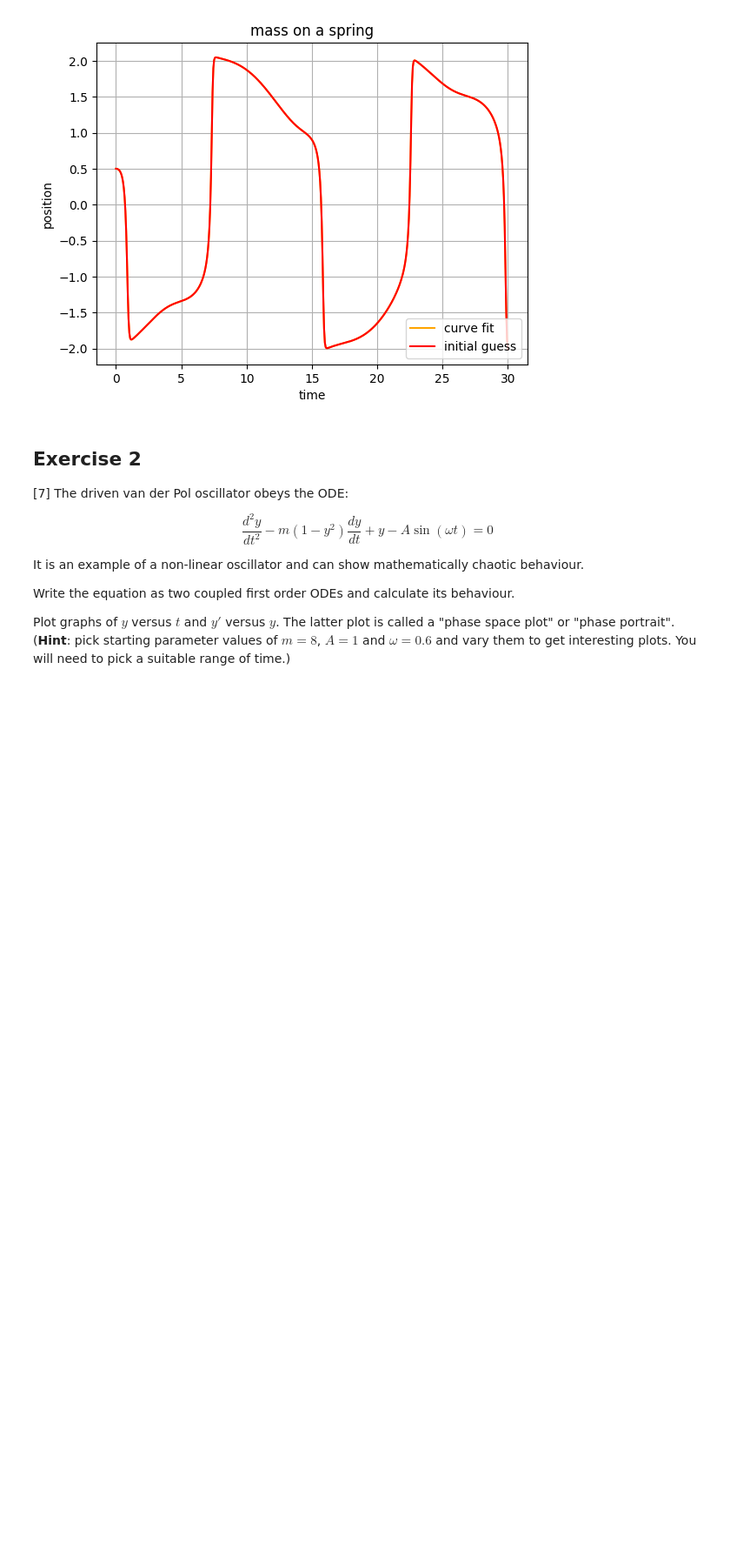
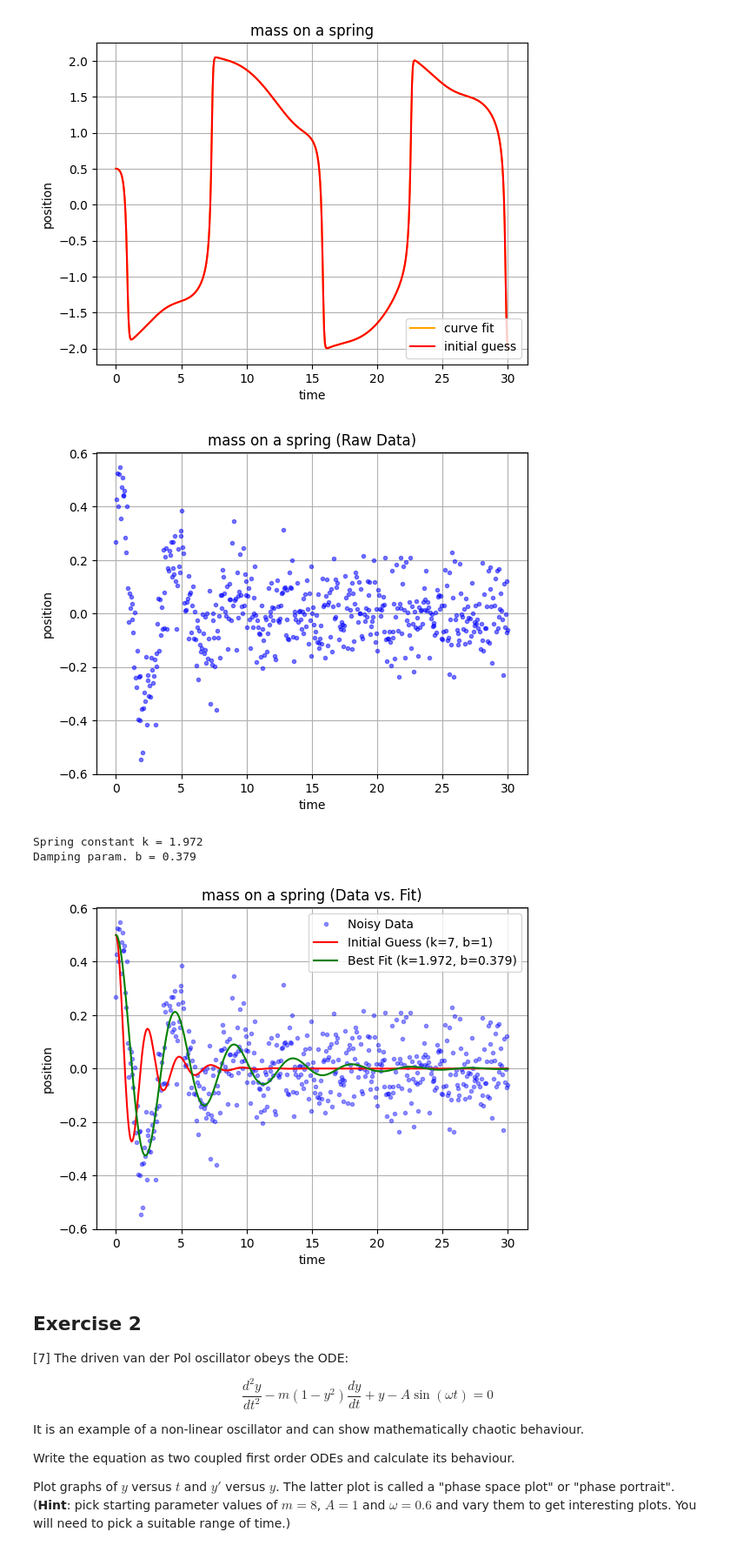
Before and after one commit to PX2145-2025/week-8-b-Billingham-Leila, a Jupyter notebook: ODEs.ipynb, the cells around one changed output. Shown at 87% size. Saved outputs shown, nothing was run; the diff lists cells and outputs as text; code cells hidden in the pictures; blank space fills up the shorter version.

```diff
--- a/ODEs.ipynb
+++ b/ODEs.ipynb
@@ -338,6 +338,61 @@ plt.show()
 # %% [output]
 [figure]
 [figure]
+# %%
+import numpy as np
+import matplotlib.pyplot as plt
+from scipy.integrate import odeint
+from scipy.optimize import curve_fit
+
+m=1
+y0=0.5
+
+damped_data = np.loadtxt('https://raw.githubusercontent.com/PX2134/data/master/week8/spring_measurement.txt')
+plt.plot(damped_data[:,0],damped_data[:,1], 'b.', alpha=0.5) # Use dots for noisy data
+plt.xlabel('time')
+plt.ylabel('position')
+plt.title('mass on a spring (Raw Data)')
+plt.grid()
+plt.show()
+
+def f(y_vec, t, k, m, b):
+  y = y_vec[0] # position
+  v = y_vec[1] # velocity
+
+  dydt_0 = v
+  dydt_1 = -(k/m)*y - (b/m)*v
+  return [ dydt_0, dydt_1 ]
+
+def func (t,k,b):
+  y0_vec = [0.5, 0]
+  m_val = 1.0
+  return odeint(f, y0_vec, t, args=(k, m_val, b))[:,0]
+
+kguess = 7
+bguess = 1
+p0 = [kguess,bguess]
+
+popt,pcov = curve_fit(func, damped_data[:,0], damped_data[:,1], p0=p0)
+kfit, bfit = popt[0], popt[1]
+
+print(f"Spring constant k = {kfit:.3f}")
+print(f"Damping param. b = {bfit:.3f}")
+
+plt.plot(damped_data[:,0], damped_data[:,1], 'b.', label='Noisy Data', alpha=0.4) # plotting the txt file
+plt.plot(damped_data[:,0], func(damped_data[:,0], *p0), label=f'Initial Guess (k={kguess}, b={bguess})', color='red')
+plt.plot(damped_data[:,0], func(damped_data[:,0], kfit, bfit), label=f'Best Fit (k={kfit:.3f}, b={bfit:.3f})', color='green')
+
+plt.xlabel('time')
+plt.ylabel('position')
+plt.title('mass on a spring (Data vs. Fit)')
+plt.legend()
+plt.grid()
+plt.show()
+# %% [output]
+[figure, added]
+Spring constant k = 1.972
+Damping param. b = 0.379
+[figure, added]
 # %% [markdown]
 ## Exercise 2
 
```
Also changed, not shown: parts of 1 cell of this notebook.
